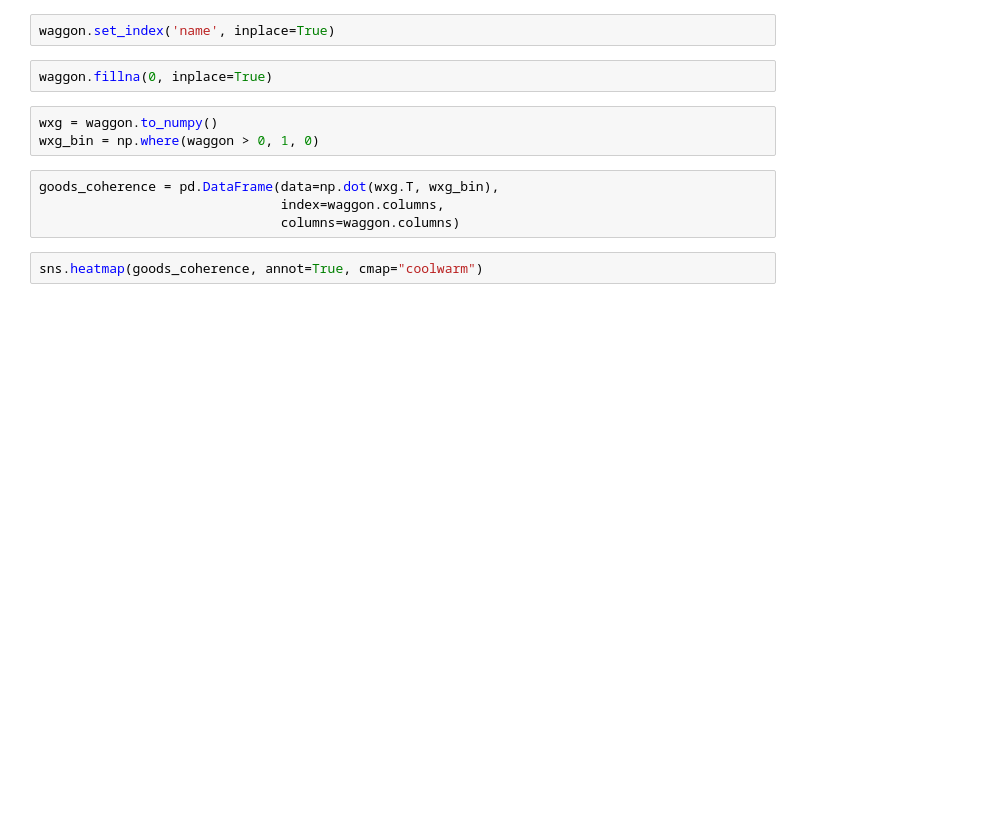
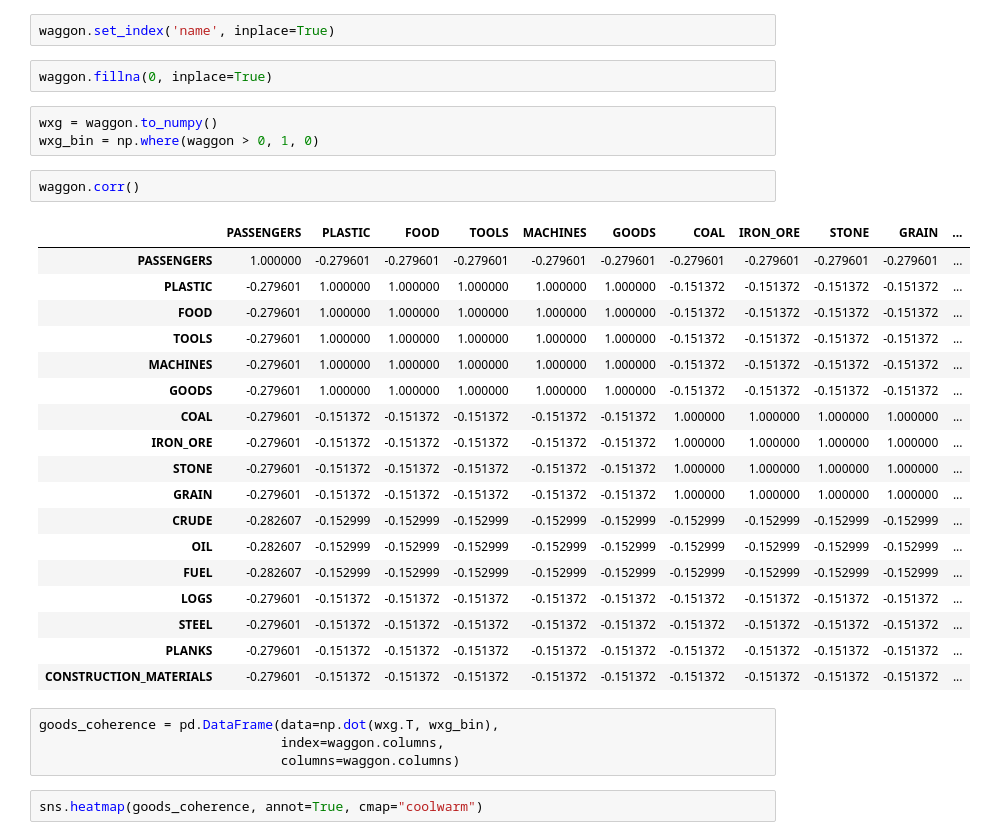
Before and after one commit to peppy-senpai/TransportFever2, a Jupyter notebook: Code/analysis/waggon_analysis.ipynb, the cells around one changed output. Drawn from its saved outputs; the diff is of its cells as text; blank space fills up the shorter version.

```diff
--- a/Code/analysis/waggon_analysis.ipynb
+++ b/Code/analysis/waggon_analysis.ipynb
@@ -44,6 +44,27 @@ waggon.fillna(0, inplace=True)
 # %%
 wxg = waggon.to_numpy()
 wxg_bin = np.where(waggon > 0, 1, 0)
+# %%
+waggon.corr()
+# %% [output]
+|  | PASSENGERS | PLASTIC | FOOD | TOOLS | MACHINES | GOODS | COAL | IRON_ORE | STONE | GRAIN | ... |
+| PASSENGERS | 1.000000 | -0.279601 | -0.279601 | -0.279601 | -0.279601 | -0.279601 | -0.279601 | -0.279601 | -0.279601 | -0.279601 | ... |
+| PLASTIC | -0.279601 | 1.000000 | 1.000000 | 1.000000 | 1.000000 | 1.000000 | -0.151372 | -0.151372 | -0.151372 | -0.151372 | ... |
+| FOOD | -0.279601 | 1.000000 | 1.000000 | 1.000000 | 1.000000 | 1.000000 | -0.151372 | -0.151372 | -0.151372 | -0.151372 | ... |
+| TOOLS | -0.279601 | 1.000000 | 1.000000 | 1.000000 | 1.000000 | 1.000000 | -0.151372 | -0.151372 | -0.151372 | -0.151372 | ... |
+| MACHINES | -0.279601 | 1.000000 | 1.000000 | 1.000000 | 1.000000 | 1.000000 | -0.151372 | -0.151372 | -0.151372 | -0.151372 | ... |
+| GOODS | -0.279601 | 1.000000 | 1.000000 | 1.000000 | 1.000000 | 1.000000 | -0.151372 | -0.151372 | -0.151372 | -0.151372 | ... |
+| COAL | -0.279601 | -0.151372 | -0.151372 | -0.151372 | -0.151372 | -0.151372 | 1.000000 | 1.000000 | 1.000000 | 1.000000 | ... |
+| IRON_ORE | -0.279601 | -0.151372 | -0.151372 | -0.151372 | -0.151372 | -0.151372 | 1.000000 | 1.000000 | 1.000000 | 1.000000 | ... |
+| STONE | -0.279601 | -0.151372 | -0.151372 | -0.151372 | -0.151372 | -0.151372 | 1.000000 | 1.000000 | 1.000000 | 1.000000 | ... |
+| GRAIN | -0.279601 | -0.151372 | -0.151372 | -0.151372 | -0.151372 | -0.151372 | 1.000000 | 1.000000 | 1.000000 | 1.000000 | ... |
+| CRUDE | -0.282607 | -0.152999 | -0.152999 | -0.152999 | -0.152999 | -0.152999 | -0.152999 | -0.152999 | -0.152999 | -0.152999 | ... |
+| OIL | -0.282607 | -0.152999 | -0.152999 | -0.152999 | -0.152999 | -0.152999 | -0.152999 | -0.152999 | -0.152999 | -0.152999 | ... |
+| FUEL | -0.282607 | -0.152999 | -0.152999 | -0.152999 | -0.152999 | -0.152999 | -0.152999 | -0.152999 | -0.152999 | -0.152999 | ... |
+| LOGS | -0.279601 | -0.151372 | -0.151372 | -0.151372 | -0.151372 | -0.151372 | -0.151372 | -0.151372 | -0.151372 | -0.151372 | ... |
+| STEEL | -0.279601 | -0.151372 | -0.151372 | -0.151372 | -0.151372 | -0.151372 | -0.151372 | -0.151372 | -0.151372 | -0.151372 | ... |
+| PLANKS | -0.279601 | -0.151372 | -0.151372 | -0.151372 | -0.151372 | -0.151372 | -0.151372 | -0.151372 | -0.151372 | -0.151372 | ... |
+| CONSTRUCTION_MATERIALS | -0.279601 | -0.151372 | -0.151372 | -0.151372 | -0.151372 | -0.151372 | -0.151372 | -0.151372 | -0.151372 | -0.151372 | ... |
 # %%
 goods_coherence = pd.DataFrame(data=np.dot(wxg.T, wxg_bin),
                                index=waggon.columns,
```
Also changed, not shown: 1 other file.
